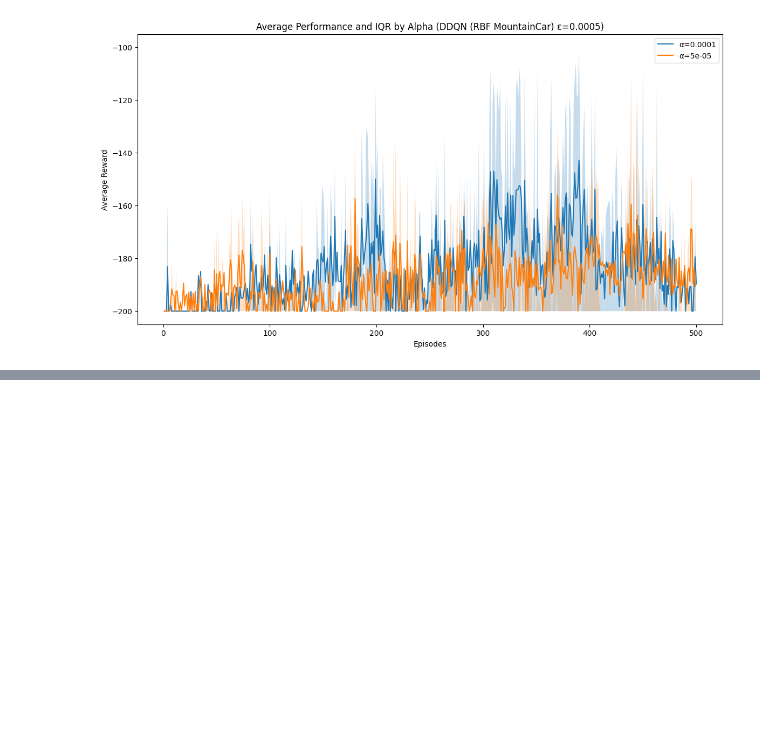
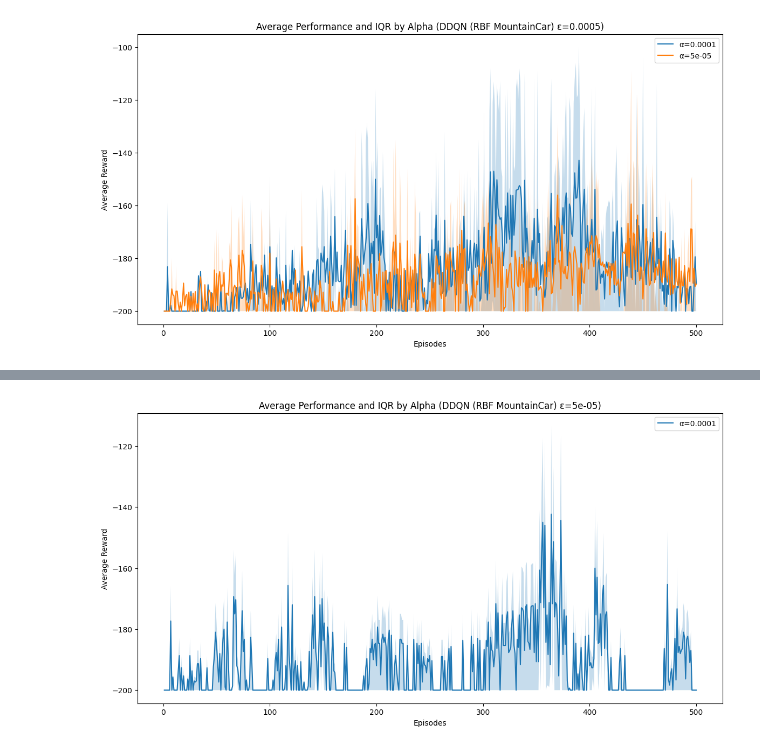
Before and after one commit to haoweiqiu/Reinforcement-Learning-Project, a Jupyter notebook: DDQN_RBF/DDQN_RBF_MC.ipynb, the cells around one changed output, grey strips where cells are left out. Cells and saved outputs as stored; diff of their text form; code cells hidden in the pictures; blank space fills up the shorter version.

Commit message:
create DDQN_RBF

```diff
--- a/Expected_SARSA_RBF/DDQN_RBF_MC.ipynb
+++ b/DDQN_RBF/DDQN_RBF_MC.ipynb
@@ -522,3 +522,28 @@ plot_rewards_epsilon(rewards_data_v4, algorithm_name="DDQN (RBF MountainCar)")
 # %% [output]
 [figure]
 [figure]
+# %%
+# Best
+num_states = 2
+num_rbf_per_state = 6
+state_bounds = [(-1.2, 0.6), (-0.07, 0.07)]  # Bounds
+
+discretizer = RBFDiscritizer(num_rbf_per_state=num_rbf_per_state, state_bounds=state_bounds, num_states=num_states)
+
+# Define the environment name, number of features, number of actions, number of runs and episodes
+env = gym.make('MountainCar-v0')
+
+print(discretizer.num_ind)
+
+rewards_data_best = main(
+    used_alpha=[1e-4],
+    used_epsilon=[5e-5],  # start epsilon
+    env=env,
+    discretizer=discretizer,
+    target_update_delay=2,
+    test_delay=10,
+    memory_len=1000,
+    num_runs=3,
+    num_episode=500,
+    save_file="example_data_mc_best.pkl"
+)
@@ -524,0 +568,4 @@ plot_rewards_epsilon(rewards_data_v4, algorithm_name="DDQN (RBF MountainCar)")
+# %%
+plot_rewards_epsilon(rewards_data_best, algorithm_name="DDQN (RBF MountainCar)")
+# %% [output]
+[figure, added]
```
Also changed, not shown: parts of 1 cell of this notebook, 8 other files.
